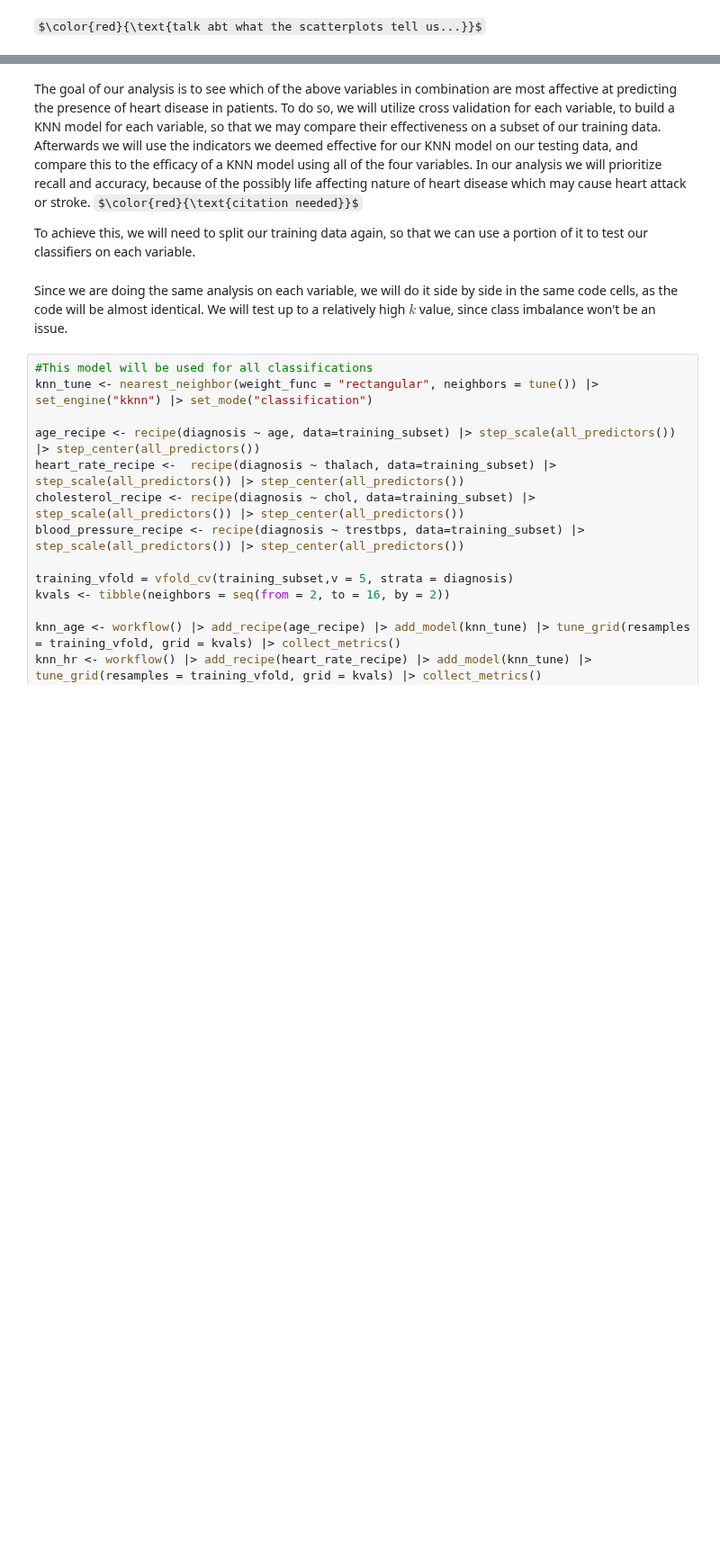
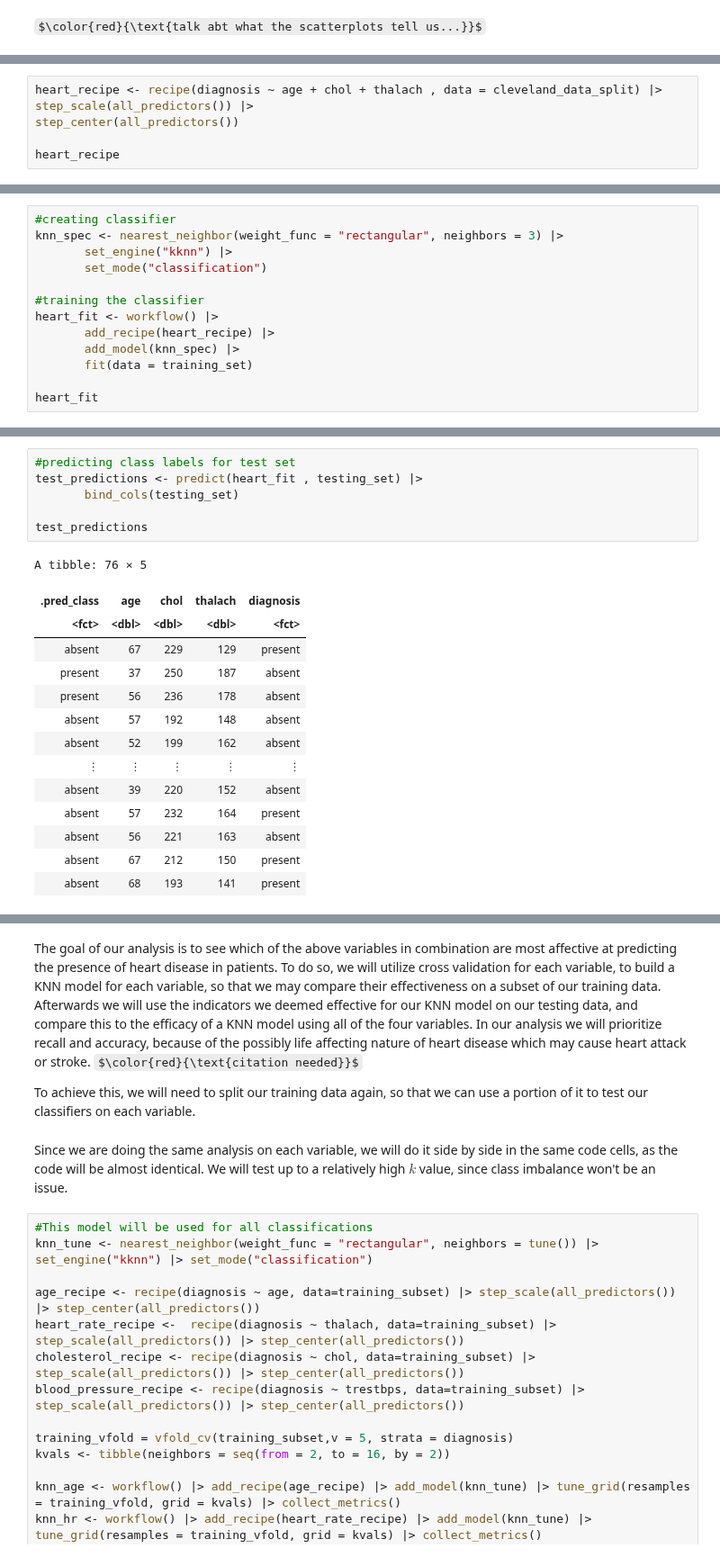
Before and after one commit to Nitro-87/Group-2-Project-Proposal, a Jupyter notebook: Project-Report.ipynb, the cells around one changed output, grey strips where cells are left out. Shown at 90% size. Drawn from its saved outputs; the diff is of its cells as text; some formulas as TeX source; blank space fills up the shorter version.

```diff
--- a/Project-Report.ipynb
+++ b/Project-Report.ipynb
@@ -263,0 +266,6 @@ $\color{red}{\text{talk abt what the scatterplots tell us...}}$
+# %%
+heart_recipe <- recipe(diagnosis ~ age + chol + thalach , data = cleveland_data_split) |>
+step_scale(all_predictors()) |>
+step_center(all_predictors())
+
+heart_recipe
@@ -263,0 +291,13 @@ $\color{red}{\text{talk abt what the scatterplots tell us...}}$
+# %%
+#creating classifier
+knn_spec <- nearest_neighbor(weight_func = "rectangular", neighbors = 3) |>
+       set_engine("kknn") |>
+       set_mode("classification")
+
+#training the classifier
+heart_fit <- workflow() |>
+       add_recipe(heart_recipe) |>
+       add_model(knn_spec) |>
+       fit(data = training_set)
+
+heart_fit
@@ -263,0 +324,21 @@ $\color{red}{\text{talk abt what the scatterplots tell us...}}$
+# %%
+#predicting class labels for test set
+test_predictions <- predict(heart_fit , testing_set) |>
+       bind_cols(testing_set)
+
+test_predictions
+# %% [output]
+A tibble: 76 × 5
+| .pred_class | age | chol | thalach | diagnosis |
+| <fct> | <dbl> | <dbl> | <dbl> | <fct> |
+| absent | 67 | 229 | 129 | present |
+| present | 37 | 250 | 187 | absent |
+| present | 56 | 236 | 178 | absent |
+| absent | 57 | 192 | 148 | absent |
+| absent | 52 | 199 | 162 | absent |
+| ⋮ | ⋮ | ⋮ | ⋮ | ⋮ |
+| absent | 39 | 220 | 152 | absent |
+| absent | 57 | 232 | 164 | present |
+| absent | 56 | 221 | 163 | absent |
+| absent | 67 | 212 | 150 | present |
+| absent | 68 | 193 | 141 | present |
```
Also changed, not shown: parts of 10 cells of this notebook.
